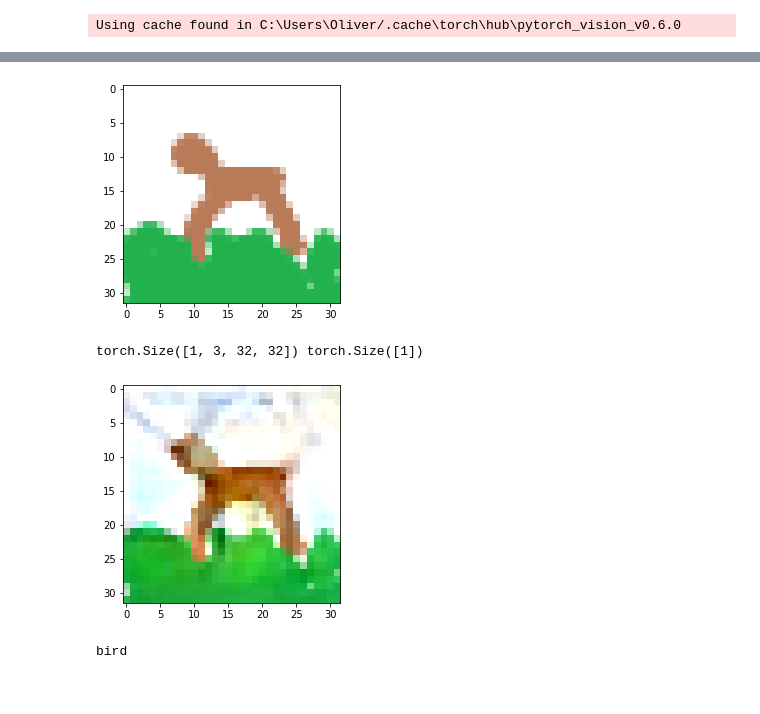
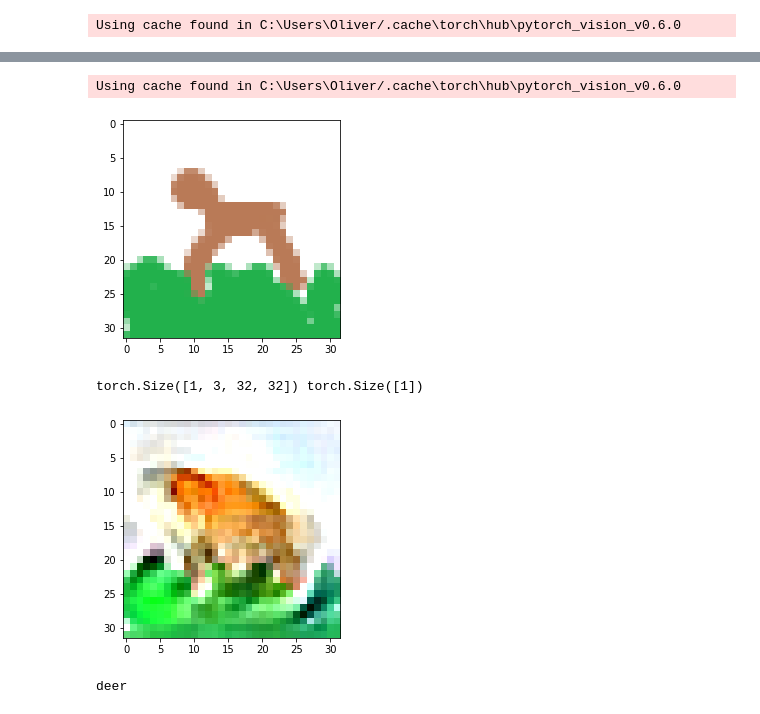
Before and after one commit to Blimeo/nmep-proj, a Jupyter notebook: main.ipynb, the cells around one changed output, grey strips where cells are left out. Cells and saved outputs as stored; diff of their text form; code cells hidden in the pictures.

```diff
--- a/main.ipynb
+++ b/main.ipynb
@@ -96,22 +96,27 @@ Clipping input data to the valid range for imshow with RGB data ([0..1] for floa
 [figure]
 # %%
 import imageio
+model = ResNet('18').to(device)
+model.load_state_dict(torch.load('models/resnet18_l2eps=10/85')) # 20 omg
+model.eval()
 image = torch.Tensor(imageio.imread('deer.png')).permute(2, 0, 1).to(device) / 255.
 # print(image.shape)
 plt.imshow(image.permute(1, 2, 0).cpu())
 plt.show()
 label = torch.Tensor([6]).cuda().long()
 # adv = pgd(image.view(1,3,32,32), label, model, stepsize=1, eps=60, steps=80, constraint='l_2')
 # adv = pgd(image.view(1,3,32,32), label, model, stepsize=.015, eps=.6, steps=40, constraint='l_inf')
 # adv = pgd(image.view(1,3,32,32), label, model, stepsize=.03, eps=.1, steps=5, constraint='l_inf')
-
+eps=3500
+steps=100
 # adv = fgsm(image.view(1, 3, 32, 32), label, model, eps=0.2)
-adv = pgd_attack(image.view(3,32,32), 4, model, stepsize=2.5 * 1000 / 100, eps=1000, steps=100, constraint='l_2')
+adv = pgd_attack(image.view(3,32,32), 6, model, stepsize=2.5 * eps / steps, eps=eps, steps=steps, constraint='l_2')
 plt.imshow(adv.cpu().view(3, 32, 32).permute(1, 2, 0))
 plt.show()
 print(cifar_labels[torch.argmax(model(adv.view(1, 3, 32, 32))).item()])
 # %% [output]
+Using cache found in C:\Users\Oliver/.cache\torch\hub\pytorch_vision_v0.6.0
 [figure]
-torch.Size([1, 3, 32, 32]) torch.Size([1])
+torch.Size([1, 3, 32, 32]) torch.Size([1])
-[figure, old version]
+[figure, new version]
-bird
+deer
```
Also changed, not shown: parts of 3 cells of this notebook, 11 other files.
